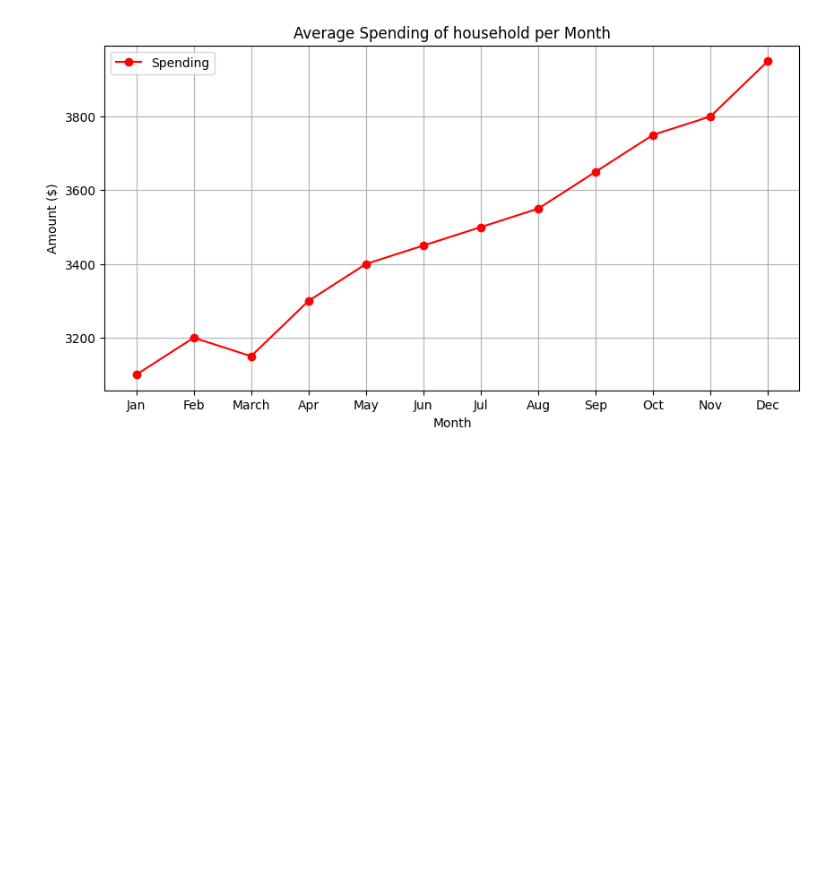
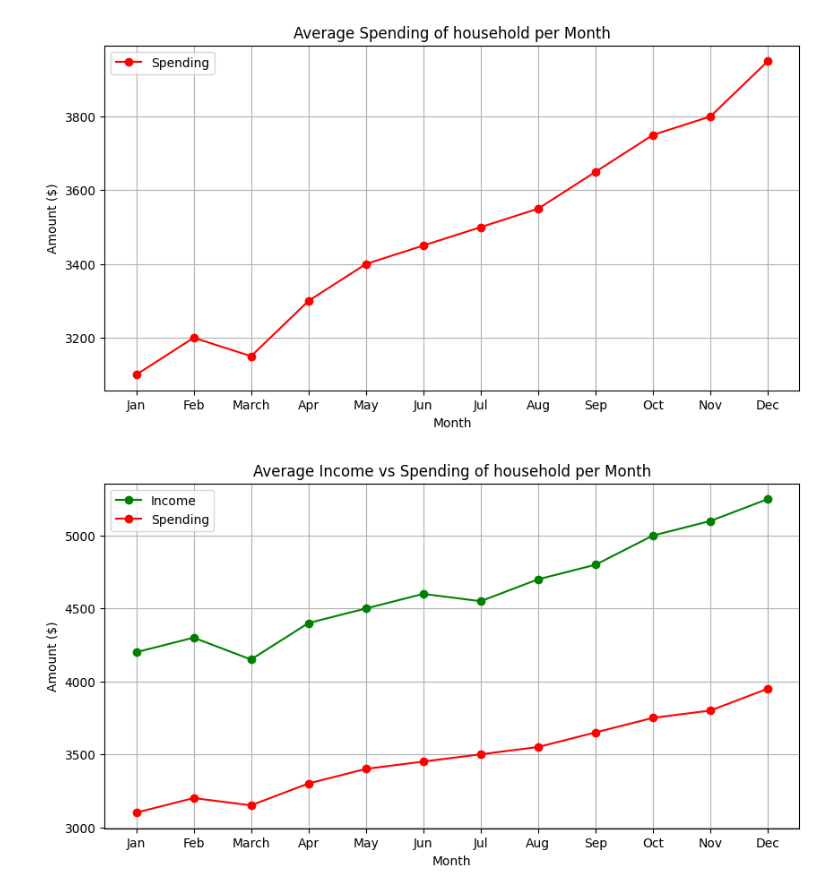
Before and after one commit to khianvictorycalderon/Python-Basic-Data-Analytics, a Jupyter notebook: matplotlib_basic.ipynb, the cells around one changed output. Cells and saved outputs as stored; diff of their text form; code cells hidden in the pictures; blank space fills up the shorter version.

Commit message:
Added income and spending plot

```diff
--- a/matplotlib_basic.ipynb
+++ b/matplotlib_basic.ipynb
@@ -60,3 +60,19 @@ plt.grid(True)
 plt.show()
 # %% [output]
 [figure]
+# %%
+# Plotting their income and spending
+
+plt.figure(figsize=(10, 5))
+plt.plot(months_numbers, income, marker="o", label="Income", color="green")
+plt.plot(months_numbers, spending, marker="o", label="Spending", color="red")
+
+plt.title("Average Income vs Spending of household per Month")
+plt.xlabel("Month")
+plt.xticks(months_numbers, months_labels)
+plt.ylabel("Amount ($)")
+plt.legend()
+plt.grid(True)
+plt.show()
+# %% [output]
+[figure, added]
```
